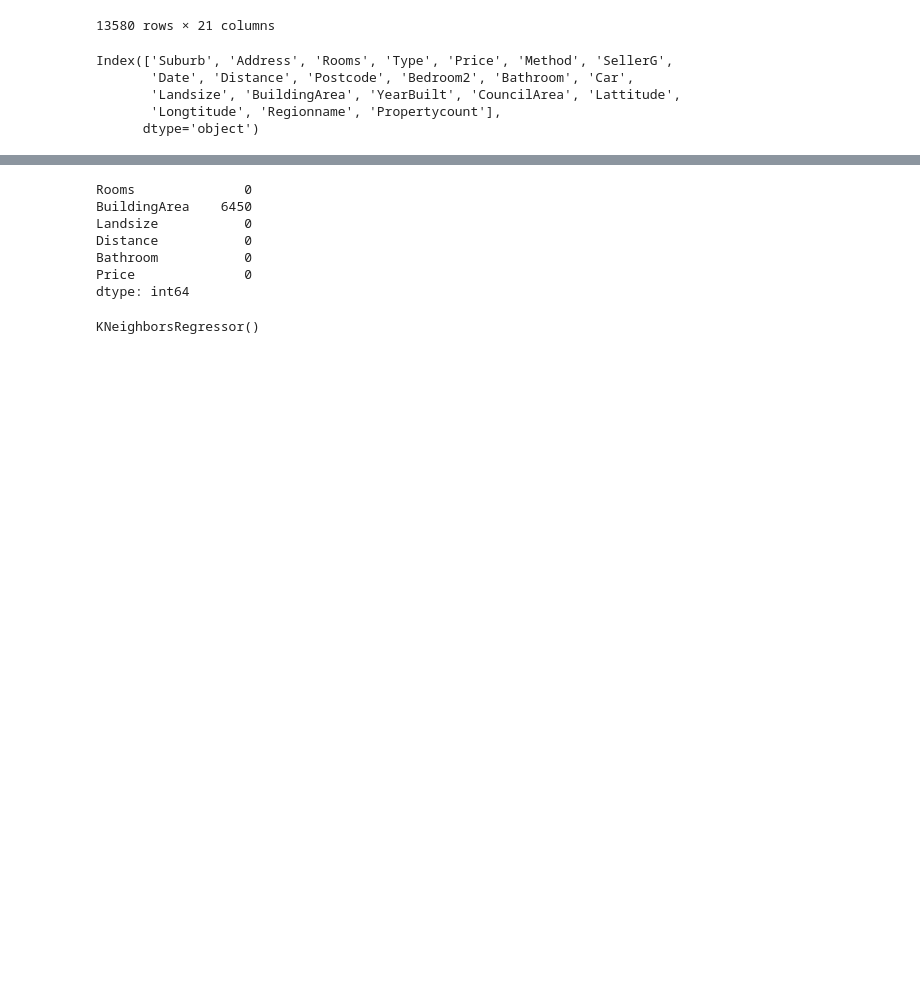
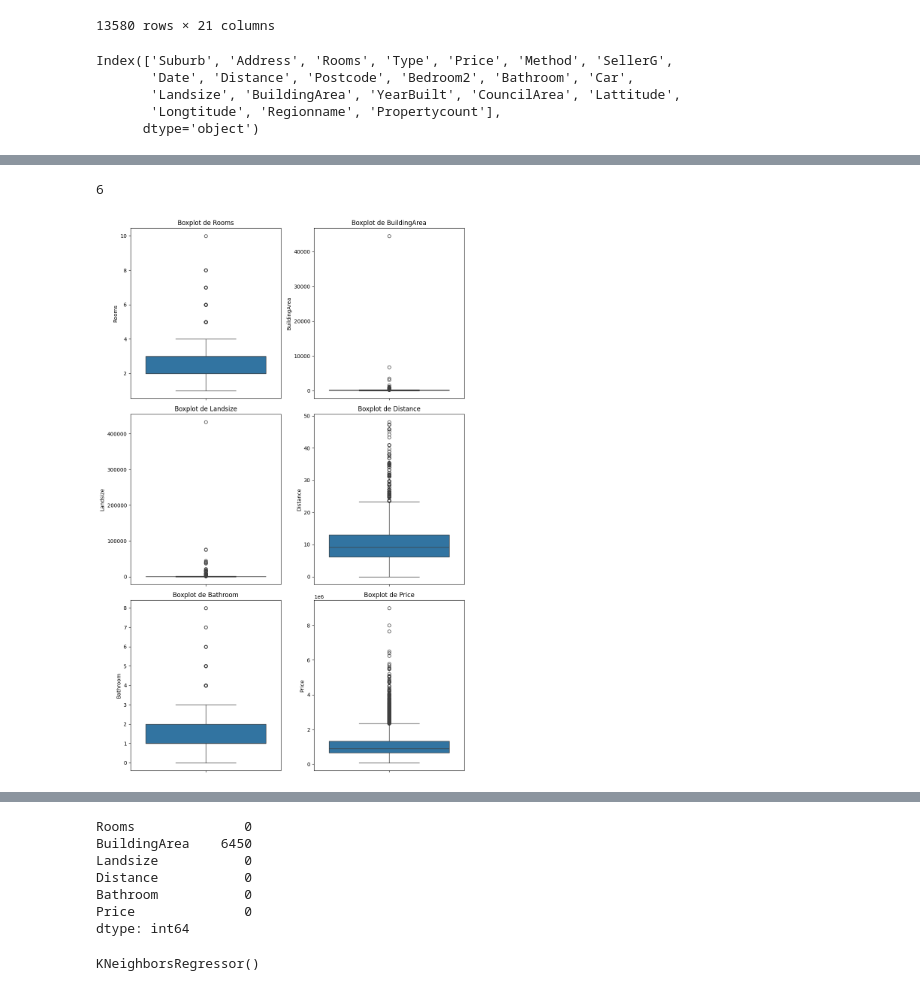
Before and after one commit to czammar/ai_programming_foundations, a Jupyter notebook: notebooks/05a_train_ml_model.ipynb, the cells around one changed output, grey strips where cells are left out. Drawn from its saved outputs; the diff is of its cells as text; code cells hidden in the pictures; blank space fills up the shorter version.

```diff
--- a/notebooks/05a_train_ml_model.ipynb
+++ b/notebooks/05a_train_ml_model.ipynb
@@ -65,0 +94,32 @@ target = ['Price']
+# %%
+len(df_plots.columns)
+# %% [output]
+6
+# %%
+df_plots = df.filter(features+target)
+
+# Determine the number of columns to plot
+num_columns = len(df_plots.columns)
+# Define the number of columns and calculate the number of rows needed
+n_cols = 2
+n_rows = (num_columns + n_cols - 1) // n_cols
+
+# Create a figure and a set of subplots
+# Cambiamos la configuración de los subplots a (n_rows, n_cols)
+fig, axes = plt.subplots(n_rows, n_cols, figsize=(n_cols * 5, n_rows * 5), sharey=False)
+axes = axes.flatten()
+
+# Iterate through columns and plot each on its own subplot
+for i, col in enumerate(df_plots.columns):
+    sns.boxplot(y=df_plots[col], ax=axes[i], orient='v')
+    axes[i].set_title(f'Boxplot de {col}')
+    axes[i].set_ylabel(col) # Set individual y-axis label
+
+# Ocultar los subplots sobrantes si 'num_columns' no es múltiplo de 'n_cols'
+for j in range(num_columns, n_rows * n_cols):
+    fig.delaxes(axes[j])
+
+plt.tight_layout()
+plt.show()
+# %% [output]
+[figure, added]
```
Also changed, not shown: parts of 26 cells of this notebook.
